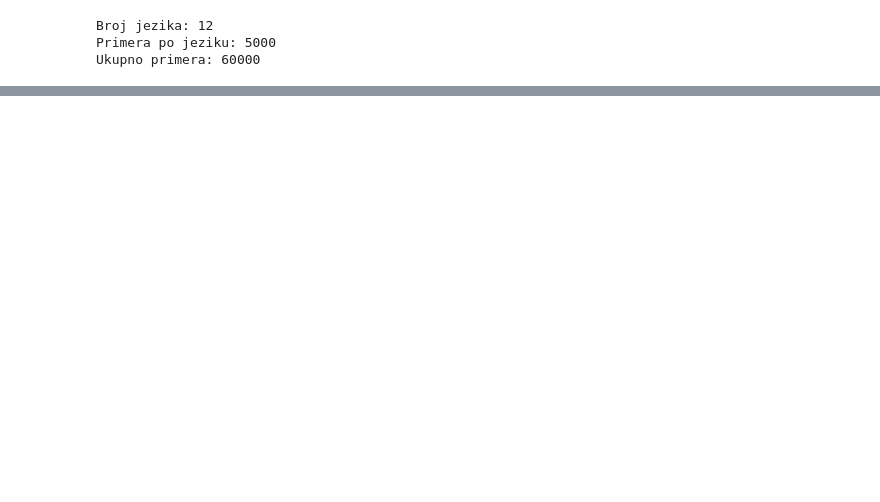
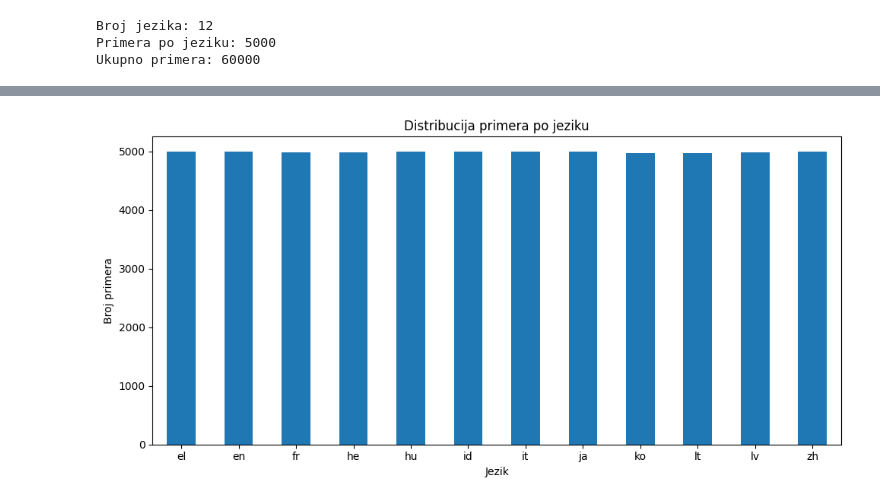
Before and after one commit to minadjordjevic/Language-Classification, a Jupyter notebook: language_classification.ipynb, the cells around one changed output, grey strips where cells are left out. Drawn from its saved outputs; the diff is of its cells as text; code cells hidden in the pictures; blank space fills up the shorter version.

Commit message:
Add dataset loading, cleaning and EDA

```diff
--- a/language_classification.ipynb
+++ b/language_classification.ipynb
@@ -34,0 +157,10 @@ Ukupno primera: 60000
+# %%
+df = pd.DataFrame(all_records)
+
+print("Dimenzije dataseta:", df.shape)
+
+print("\nPrvih 5 primera:")
+display(df.head())
+
+print("\nBroj primera po jeziku:")
+print(df["language"].value_counts().sort_index())
@@ -34,0 +212,7 @@ Ukupno primera: 60000
+# %%
+df = df.drop_duplicates(subset=["text"]).reset_index(drop=True)
+
+print("Broj primera nakon uklanjanja duplikata:", len(df))
+
+print("\nBroj primera po jeziku:")
+print(df["language"].value_counts().sort_index())
@@ -34,0 +237,5 @@ Ukupno primera: 60000
+# %%
+df["text_length"] = df["text"].str.len()
+
+print("Statistika dužine tekstova:")
+print(df["text_length"].describe())
@@ -34,0 +274,16 @@ Ukupno primera: 60000
+# %%
+import matplotlib.pyplot as plt
+
+language_counts = df["language"].value_counts().sort_index()
+
+plt.figure(figsize=(10, 5))
+language_counts.plot(kind="bar")
+
+plt.title("Distribucija primera po jeziku")
+plt.xlabel("Jezik")
+plt.ylabel("Broj primera")
+plt.xticks(rotation=0)
+plt.tight_layout()
+plt.show()
+# %% [output]
+[figure, added]
```
Also changed, not shown: parts of 14 cells of this notebook.
